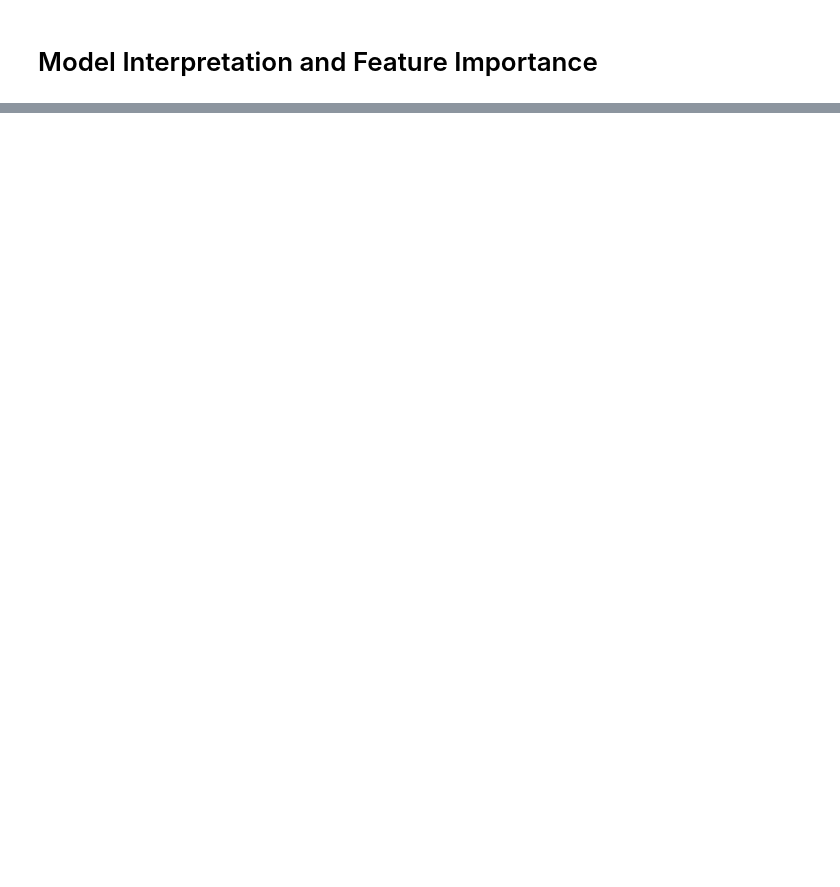
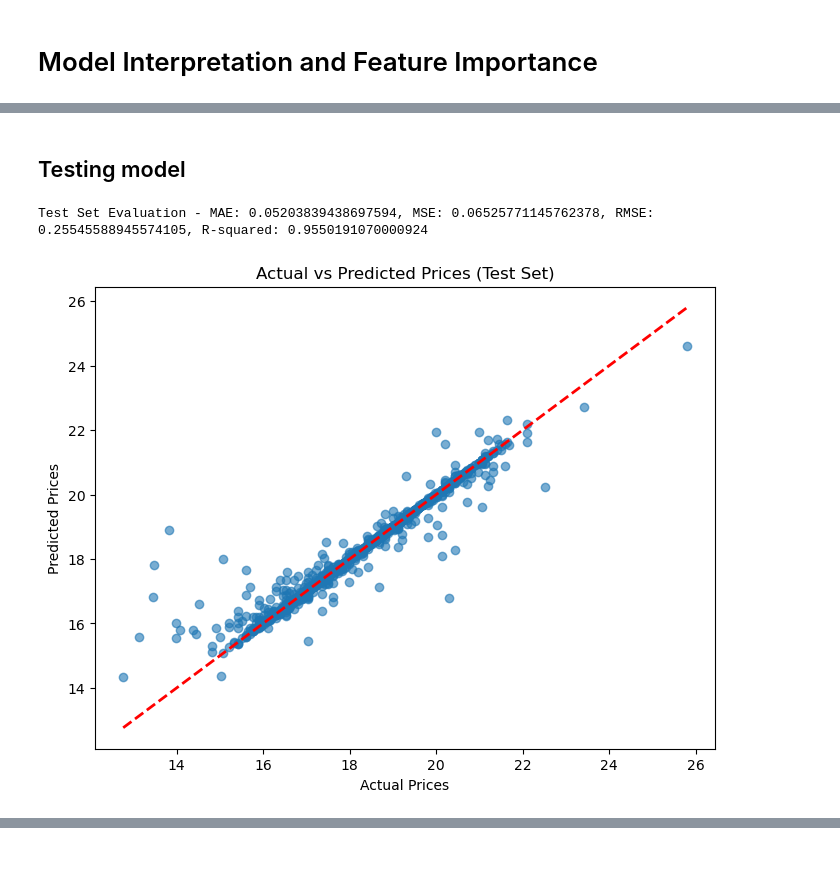
Before and after one commit to Johnnysnipes90/Nigeria-Housing-Price-Prediction, a Jupyter notebook: Notebook/notebook.ipynb, the cells around one changed output, grey strips where cells are left out. Cells and saved outputs as stored; diff of their text form; code cells hidden in the pictures; blank space fills up the shorter version.

```diff
--- a/Notebook/notebook.ipynb
+++ b/Notebook/notebook.ipynb
@@ -681,0 +683,28 @@ plt.show()
+# %% [markdown]
+## Testing model
+# %%
+# Load the best model if not already loaded
+best_rf_model = joblib.load('./model/best_rf_model.pkl')
+
+# Predict on the test set
+y_pred_test = best_rf_model.predict(X_test_scaled)
+
+# Calculate performance metrics
+mae_test = mean_absolute_error(y_test, y_pred_test)
+mse_test = mean_squared_error(y_test, y_pred_test)
+rmse_test = np.sqrt(mse_test)
+r2_test = r2_score(y_test, y_pred_test)
+
+print(f"Test Set Evaluation - MAE: {mae_test}, MSE: {mse_test}, RMSE: {rmse_test}, R-squared: {r2_test}")
+
+# Plot actual vs predicted values
+plt.figure(figsize=(8, 6))
+plt.scatter(y_test, y_pred_test, alpha=0.6)
+plt.plot([y_test.min(), y_test.max()], [y_test.min(), y_test.max()], 'r--', lw=2)
+plt.xlabel('Actual Prices')
+plt.ylabel('Predicted Prices')
+plt.title('Actual vs Predicted Prices (Test Set)')
+plt.show()
+# %% [output]
+Test Set Evaluation - MAE: 0.05203839438697594, MSE: 0.06525771145762378, RMSE: 0.25545588945574105, R-squared: 0.9550191070000924
+[figure, added]
```
Also changed, not shown: parts of 6 cells of this notebook.
